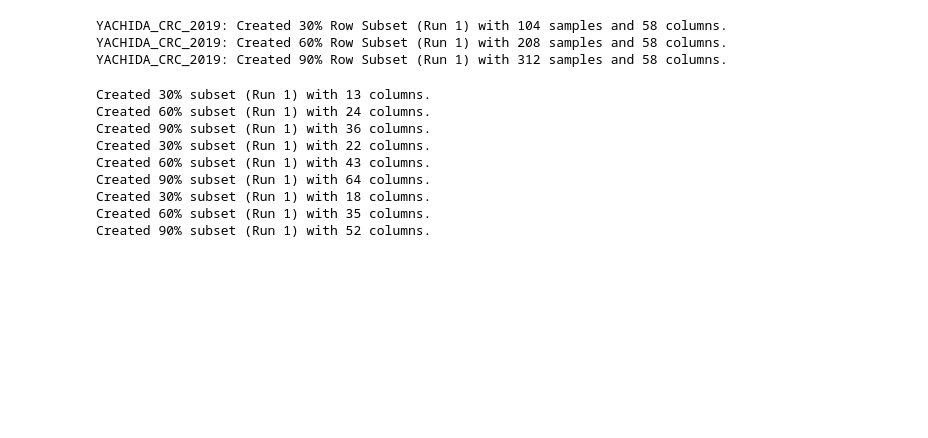
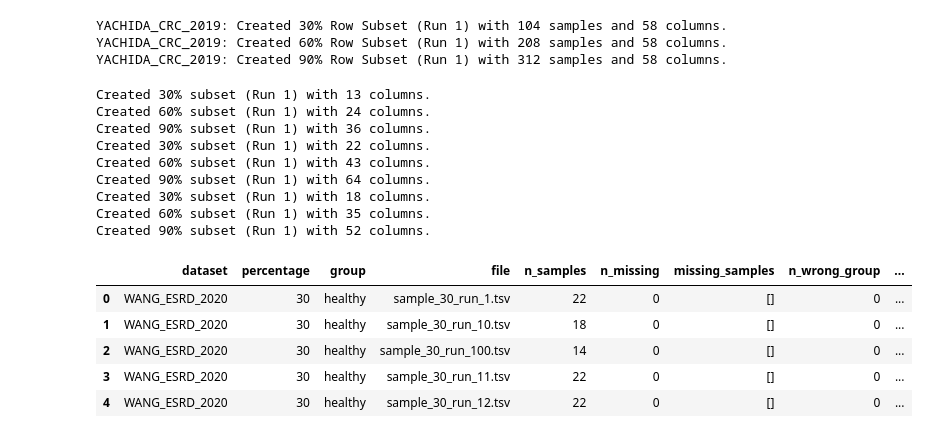
Before and after one commit to sarmijavier/ubiquitous-pancake, a Jupyter notebook: beem_static/data_manipulation.ipynb, the cells around one changed output. Cells and saved outputs as stored; diff of their text form; code cells hidden in the pictures; blank space fills up the shorter version.

```diff
--- a/beem_static/data_manipulation.ipynb
+++ b/beem_static/data_manipulation.ipynb
@@ -290,0 +356,92 @@ Created 90% subset (Run 1) with 52 columns.
+# %%
+def _get_health_map(meta_df, dataset_name):
+	meta_df = meta_df[['Sample', 'Study.Group']].copy()
+	if dataset_name == "iHMP_IBDMDB_2019":
+		meta_df['is_healthy'] = (meta_df['Study.Group'] == 'nonIBD').astype(int)
+	elif dataset_name == "WANG_ESRD_2020":
+		meta_df['is_healthy'] = (meta_df['Study.Group'] == 'Control').astype(int)
+	elif dataset_name == "YACHIDA_CRC_2019":
+		meta_df['is_healthy'] = (meta_df['Study.Group'] == 'Healthy').astype(int)
+	else:
+		raise ValueError(f"Unknown dataset: {dataset_name}")
+	return meta_df.set_index('Sample')['is_healthy'].to_dict()
+
+def validate_random_rows_samples(base_dir, metadata_paths, verbose=True):
+	results = []
+	for dataset_name, meta_path in metadata_paths.items():
+		if not os.path.exists(meta_path):
+			print(f"Metadata not found for {dataset_name}: {meta_path}")
+			continue
+
+		meta_df = pd.read_csv(meta_path, sep='\t', usecols=['Sample', 'Study.Group'], dtype=str)
+		meta_df['Sample'] = meta_df['Sample'].astype(str)
+		meta_sample_set = set(meta_df['Sample'])
+		health_map = _get_health_map(meta_df, dataset_name)
+
+		dataset_random_rows = os.path.join(base_dir, dataset_name, "random_rows")
+		if not os.path.isdir(dataset_random_rows):
+			print(f"Missing random_rows folder for {dataset_name}: {dataset_random_rows}")
+			continue
+
+		for pct in ["30", "60", "90"]:
+			for health_status in ["healthy", "unhealthy"]:
+				folder = os.path.join(dataset_random_rows, pct, health_status)
+				if not os.path.isdir(folder):
+					print(f"Missing folder: {folder}")
+					continue
+
+				expected_health = 1 if health_status == "healthy" else 0
+
+				for fname in sorted(os.listdir(folder)):
+					if not fname.endswith(".tsv"):
+						continue
+
+					path = os.path.join(folder, fname)
+					df = pd.read_csv(path, sep='\t', dtype=str, low_memory=False)
+
+					if "Sample" in df.columns:
+						sample_ids = df["Sample"].astype(str)
+					else:
+						sample_ids = df.iloc[:, 0].astype(str)
+
+					unique_samples = sample_ids.unique()
+					missing_samples = [s for s in unique_samples if s not in meta_sample_set]
+					wrong_group_samples = [
+						s for s in unique_samples
+						if s in meta_sample_set and health_map.get(s) != expected_health
+					]
+
+					results.append({
+						"dataset": dataset_name,
+						"percentage": pct,
+						"group": health_status,
+						"file": fname,
+						"n_samples": len(unique_samples),
+						"n_missing": len(missing_samples),
+						"missing_samples": missing_samples,
+						"n_wrong_group": len(wrong_group_samples),
+						"wrong_group_samples": wrong_group_samples,
+					})
+
+					if verbose and missing_samples:
+						print(
+							f"{dataset_name} {pct}% {health_status} {fname}: "
+							f"{len(missing_samples)} missing sample IDs"
+						)
+					if verbose and wrong_group_samples:
+						print(
+							f"{dataset_name} {pct}% {health_status} {fname}: "
+							f"{len(wrong_group_samples)} samples in the wrong health group"
+						)
+
+	return pd.DataFrame(results)
+
+#results_df = validate_random_rows_samples("../beem_static", metadata_paths)
+results_df.head()
+# %% [output]
+|  | dataset | percentage | group | file | n_samples | n_missing | missing_samples | n_wrong_group | ... |
+| 0 | WANG_ESRD_2020 | 30 | healthy | sample_30_run_1.tsv | 22 | 0 | [] | 0 | ... |
+| 1 | WANG_ESRD_2020 | 30 | healthy | sample_30_run_10.tsv | 18 | 0 | [] | 0 | ... |
+| 2 | WANG_ESRD_2020 | 30 | healthy | sample_30_run_100.tsv | 14 | 0 | [] | 0 | ... |
+| 3 | WANG_ESRD_2020 | 30 | healthy | sample_30_run_11.tsv | 22 | 0 | [] | 0 | ... |
+| 4 | WANG_ESRD_2020 | 30 | healthy | sample_30_run_12.tsv | 22 | 0 | [] | 0 | ... |
```
Also changed, not shown: parts of 2 cells of this notebook, 11 other files.
